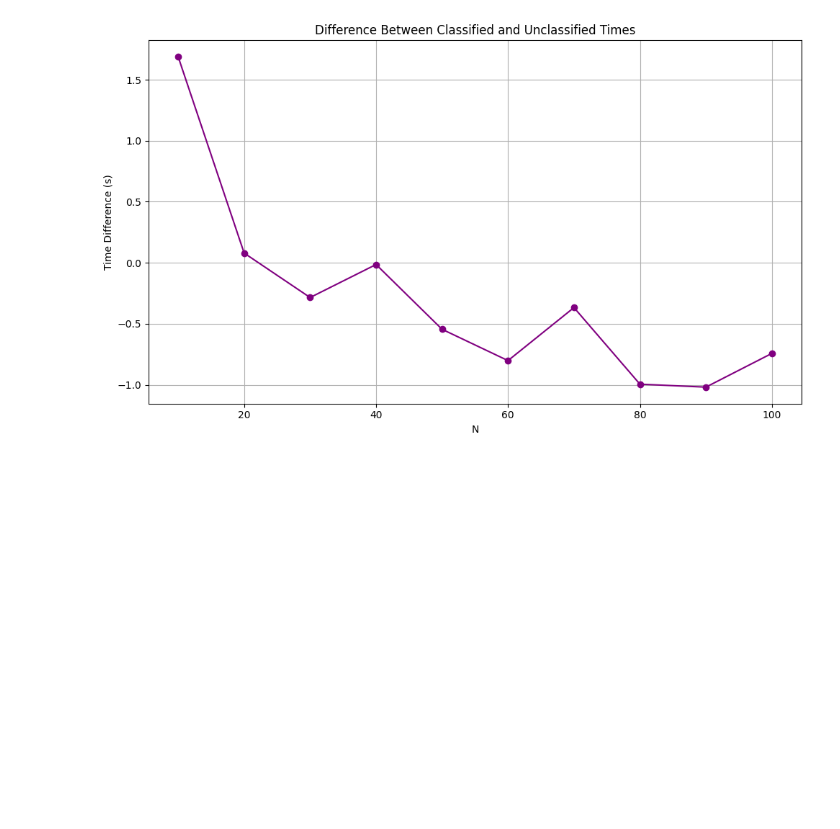
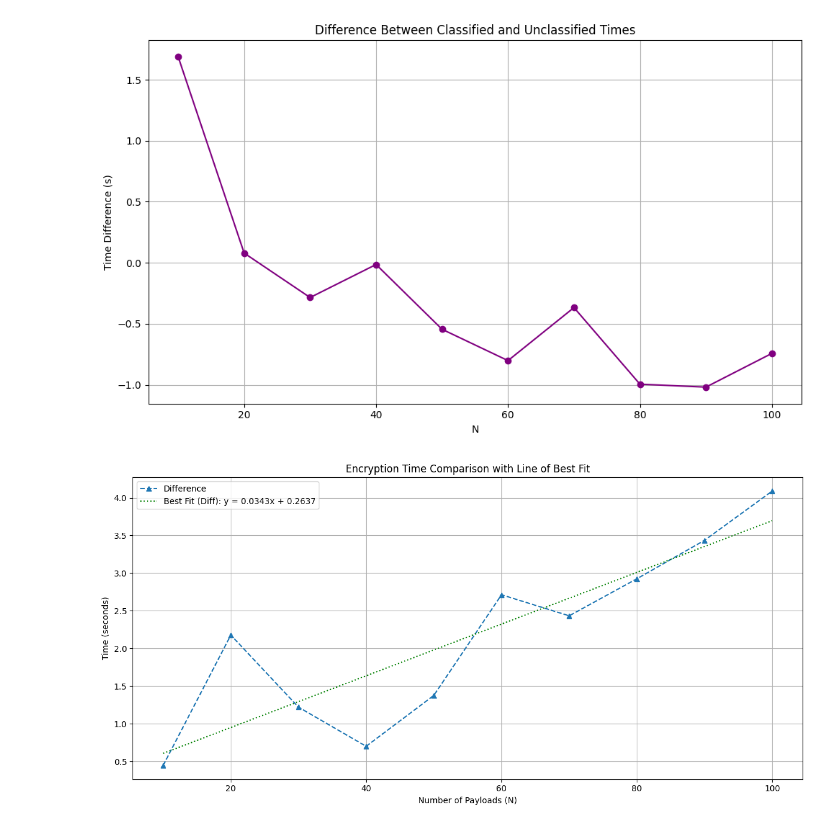
Before and after one commit to nmawulorm/iot-encryption-optimization, a Jupyter notebook: time_graph.ipynb, the cells around one changed output. Drawn from its saved outputs; the diff is of its cells as text; code cells hidden in the pictures; blank space fills up the shorter version.

```diff
--- a/time_graph.ipynb
+++ b/time_graph.ipynb
@@ -50,3 +50,49 @@ plt.tight_layout()
 plt.show()
 # %% [output]
 [figure]
+# %%
+import matplotlib.pyplot as plt
+import numpy as np
+
+# Sample results from your test
+data = [
+    (10, 8.7535, 9.2003),
+    (20, 18.0446, 20.2226),
+    (30, 26.0999, 27.3201),
+    (40, 34.3942, 35.0951),
+    (50, 41.6367, 43.0132),
+    (60, 49.2771, 51.9899),
+    (70, 58.1316, 60.5650),
+    (80, 65.8434, 68.7683),
+    (90, 74.2318, 77.6674),
+    (100, 82.3702, 86.4597),
+]
+
+# Extract values
+N = [row[0] for row in data]
+classified = [row[1] for row in data]
+unclassified = [row[2] for row in data]
+difference = [u - c for u, c in zip(unclassified, classified)]
+
+# Fit a line to the difference data (1st degree polynomial: y = mx + b)
+coeffs = np.polyfit(N, difference, deg=1)
+best_fit = np.poly1d(coeffs)
+fit_values = best_fit(N)
+
+# Plot
+plt.figure(figsize=(12, 6))
+# plt.plot(N, classified, label="Classified (Selective Encryption)", marker="o")
+# plt.plot(N, unclassified, label="Unclassified (Encrypt All)", marker="s")
+plt.plot(N, difference, label="Difference", marker="^", linestyle="--")
+plt.plot(N, fit_values, label=f"Best Fit (Diff): y = {coeffs[0]:.4f}x + {coeffs[1]:.4f}", linestyle=":", color="green")
+
+# Labels
+plt.title("Encryption Time Comparison with Line of Best Fit")
+plt.xlabel("Number of Payloads (N)")
+plt.ylabel("Time (seconds)")
+plt.grid(True)
+plt.legend()
+plt.tight_layout()
+plt.show()
+# %% [output]
+[figure, added]
```
Also changed, not shown: 4 other files.
